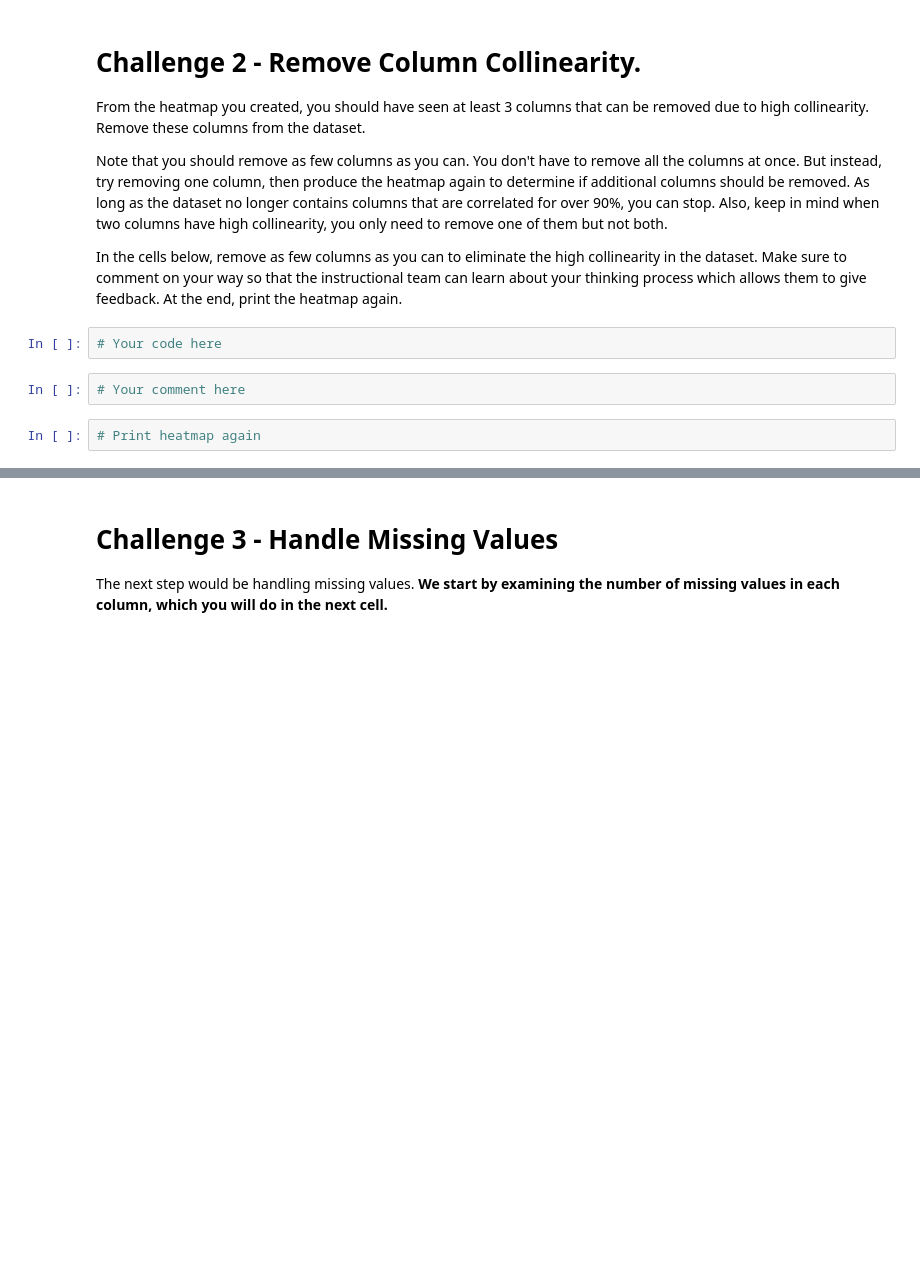
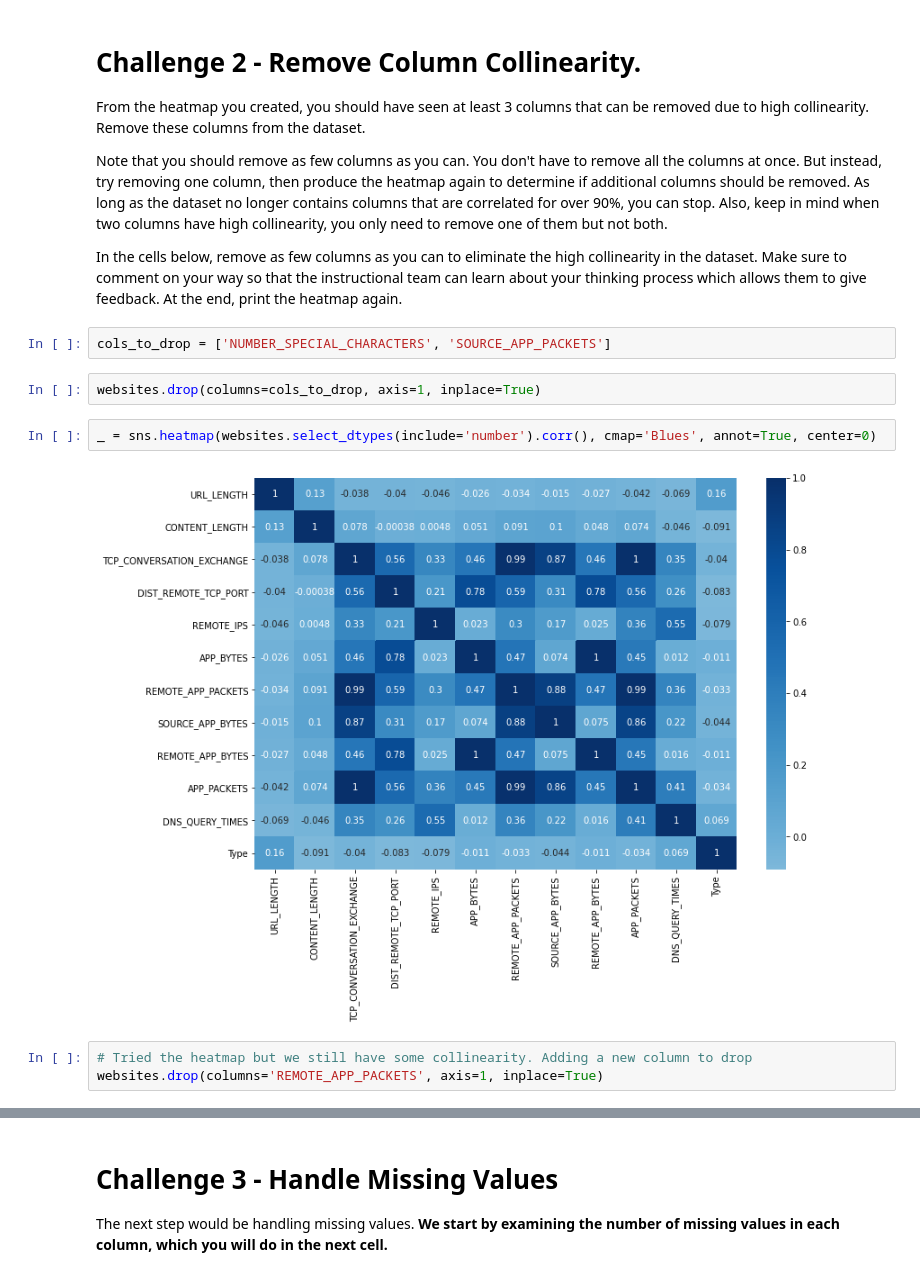
Before and after one commit to ta-datapt-bcn/lab-supervised-learning, a Jupyter notebook: your-code/main.ipynb, the cells around one changed output, grey strips where cells are left out. Saved outputs shown, nothing was run; the diff lists cells and outputs as text; blank space fills up the shorter version.

```diff
--- a/your-code/main.ipynb
+++ b/your-code/main.ipynb
@@ -62,9 +193,14 @@ From the heatmap you created, you should have seen at least 3 columns that can b
 Note that you should remove as few columns as you can. You don't have to remove all the columns at once. But instead, try removing one column, then produce the heatmap again to determine if additional columns should be removed. As long as the dataset no longer contains columns that are correlated for over 90%, you can stop. Also, keep in mind when two columns have high collinearity, you only need to remove one of them but not both.
 
 In the cells below, remove as few columns as you can to eliminate the high collinearity in the dataset. Make sure to comment on your way so that the instructional team can learn about your thinking process which allows them to give feedback. At the end, print the heatmap again.
-# %%
-# Your code here
-# %%
-# Your comment here
-# %%
-# Print heatmap again
+# %%
+cols_to_drop = ['NUMBER_SPECIAL_CHARACTERS', 'SOURCE_APP_PACKETS']
+# %%
+websites.drop(columns=cols_to_drop, axis=1, inplace=True)
+# %%
+_ = sns.heatmap(websites.select_dtypes(include='number').corr(), cmap='Blues', annot=True, center=0)
+# %% [output]
+[figure, added]
+# %%
+# Tried the heatmap but we still have some collinearity. Adding a new column to drop
+websites.drop(columns='REMOTE_APP_PACKETS', axis=1, inplace=True)
```
Also changed, not shown: parts of 88 cells of this notebook, 1 other file.
